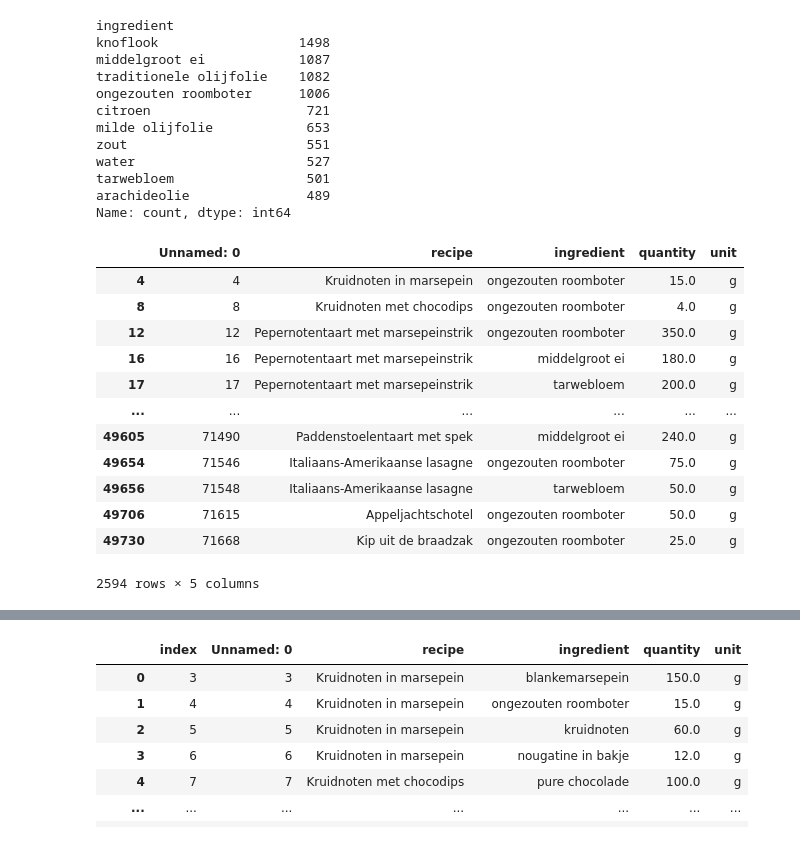
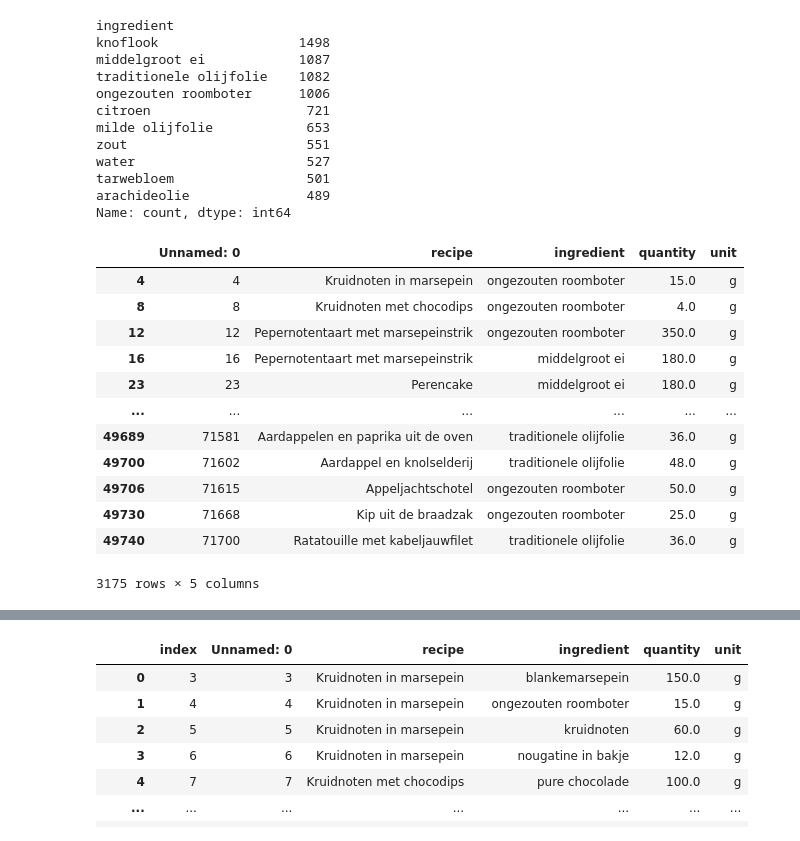
Before and after one commit to Fentjoe/project-2, a Jupyter notebook: tussenproduct 2/Statistiek_git-Copy1.ipynb, the cells around one changed output, grey strips where cells are left out. Saved outputs shown, nothing was run; the diff lists cells and outputs as text; code cells hidden in the pictures.

```diff
--- a/tussenproduct 2/Statistiek_git-Copy1.ipynb
+++ b/tussenproduct 2/Statistiek_git-Copy1.ipynb
@@ -148,10 +109,0 @@ plt.show()
-# %%
-for i in gr_dan['ingredient']:
-    quantity_i = gr_dan['quantity'].loc[gr_dan['ingredient']== i]
-    ingr_schoon['quantity'].mask(ingr_schoon['ingredient'] == i, quantity_i, inplace=True)
-
-ingr_schoon.iloc[5252]
-gr_dan2 =  ingr_schoon.copy()[(ingr_schoon["quantity"] > 10000)]
-meest_voorkomend = gr_dan2["ingredient"].value_counts().index.tolist()
-tabel_ds= gr_dan2.loc[gr_dan2['ingredient'].isin(meest_voorkomend)]
-gr_dan2
@@ -192,12 +109,0 @@ plt.show()
-# %%
-gr_dan3 = ingr_schoon.copy()[(ingr_schoon["quantity"] > 10000)]
-for i in gr_dan3['ingredient']:
-    ingr_schoon['quantity'].mask(ingr_schoon['ingredient'] == i, 10000, inplace=True)
-
-ingr_schoon
-plt.figure(figsize=(15,4))
-sns.boxplot(x=ingr_schoon['quantity'])
-plt.title('Boxplot van Quantity')
-plt.xlabel('quantity')
-plt.grid()
-plt.show()
@@ -343,23 +262,23 @@ tarwebloem                 501
 arachideolie               489
 Name: count, dtype: int64
 # %%
-recepten_eto = ingr_schoon[(ingr_schoon['ingredient'] == 'tarwebloem') |
+recepten_eto = ingr_schoon[(ingr_schoon['ingredient'] == 'traditionele olijfolie') |
                            (ingr_schoon['ingredient'] == 'ongezouten roomboter') | (ingr_schoon['ingredient'] == 'middelgroot ei')]
 recepten_eto
 # %% [output]
 |  | Unnamed: 0 | recipe | ingredient | quantity | unit |
 | 4 | 4 | Kruidnoten in marsepein | ongezouten roomboter | 15.0 | g |
 | 8 | 8 | Kruidnoten met chocodips | ongezouten roomboter | 4.0 | g |
 | 12 | 12 | Pepernotentaart met marsepeinstrik | ongezouten roomboter | 350.0 | g |
 | 16 | 16 | Pepernotentaart met marsepeinstrik | middelgroot ei | 180.0 | g |
-| 17 | 17 | Pepernotentaart met marsepeinstrik | tarwebloem | 200.0 | g |
+| 23 | 23 | Perencake | middelgroot ei | 180.0 | g |
 | ... | ... | ... | ... | ... | ... |
-| 49605 | 71490 | Paddenstoelentaart met spek | middelgroot ei | 240.0 | g |
-| 49654 | 71546 | Italiaans-Amerikaanse lasagne | ongezouten roomboter | 75.0 | g |
-| 49656 | 71548 | Italiaans-Amerikaanse lasagne | tarwebloem | 50.0 | g |
+| 49689 | 71581 | Aardappelen en paprika uit de oven | traditionele olijfolie | 36.0 | g |
+| 49700 | 71602 | Aardappel en knolselderij | traditionele olijfolie | 48.0 | g |
 | 49706 | 71615 | Appeljachtschotel | ongezouten roomboter | 50.0 | g |
 | 49730 | 71668 | Kip uit de braadzak | ongezouten roomboter | 25.0 | g |
+| 49740 | 71700 | Ratatouille met kabeljauwfilet | traditionele olijfolie | 36.0 | g |
-2594 rows × 5 columns
+3175 rows × 5 columns
 # %%
 aantal_personen = recepten[recepten['title'].isin(recepten_eto['recipe'])]
 aantal_personen[:5]
```
Also changed, not shown: parts of 8 cells of this notebook.
